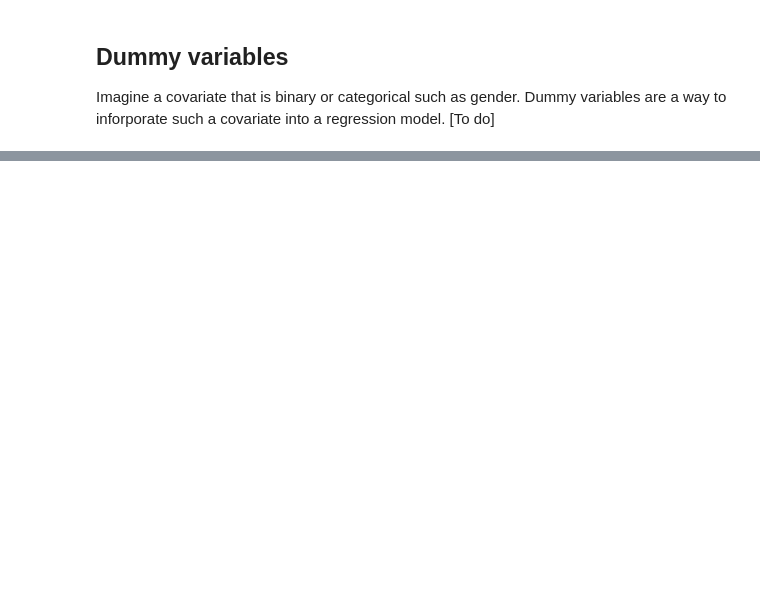
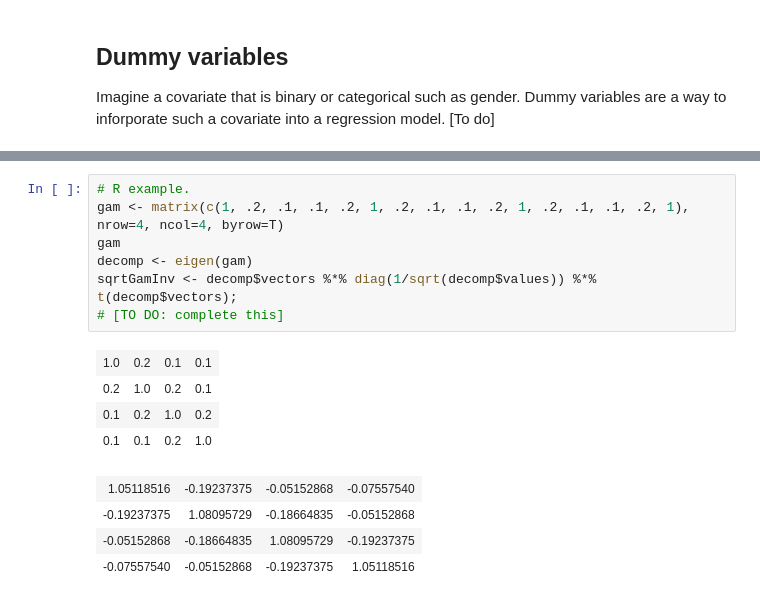
Before and after one commit to pbstark/Padova15, a Jupyter notebook: regress.ipynb, the cells around one changed output, grey strips where cells are left out. Drawn from its saved outputs; the diff is of its cells as text; blank space fills up the shorter version.

```diff
--- a/regress.ipynb
+++ b/regress.ipynb
@@ -875,0 +1040,16 @@ Dummy variables are a way to inforporate such a covariate into a regression mode
+# %%
+# R example.
+gam <- matrix(c(1, .2, .1, .1, .2, 1, .2, .1, .1, .2, 1, .2, .1, .1, .2, 1), nrow=4, ncol=4, byrow=T)
+gam
+decomp <- eigen(gam)
+sqrtGamInv <- decomp$vectors %*% diag(1/sqrt(decomp$values)) %*% t(decomp$vectors);
+# [TO DO: complete this]
+# %% [output]
+| 1.0 | 0.2 | 0.1 | 0.1 |
+| 0.2 | 1.0 | 0.2 | 0.1 |
+| 0.1 | 0.2 | 1.0 | 0.2 |
+| 0.1 | 0.1 | 0.2 | 1.0 |
+| 1.05118516 | -0.19237375 | -0.05152868 | -0.07557540 |
+| -0.19237375 | 1.08095729 | -0.18664835 | -0.05152868 |
+| -0.05152868 | -0.18664835 | 1.08095729 | -0.19237375 |
+| -0.07557540 | -0.05152868 | -0.19237375 | 1.05118516 |
```
Also changed, not shown: parts of 11 cells of this notebook, 1 other file.
